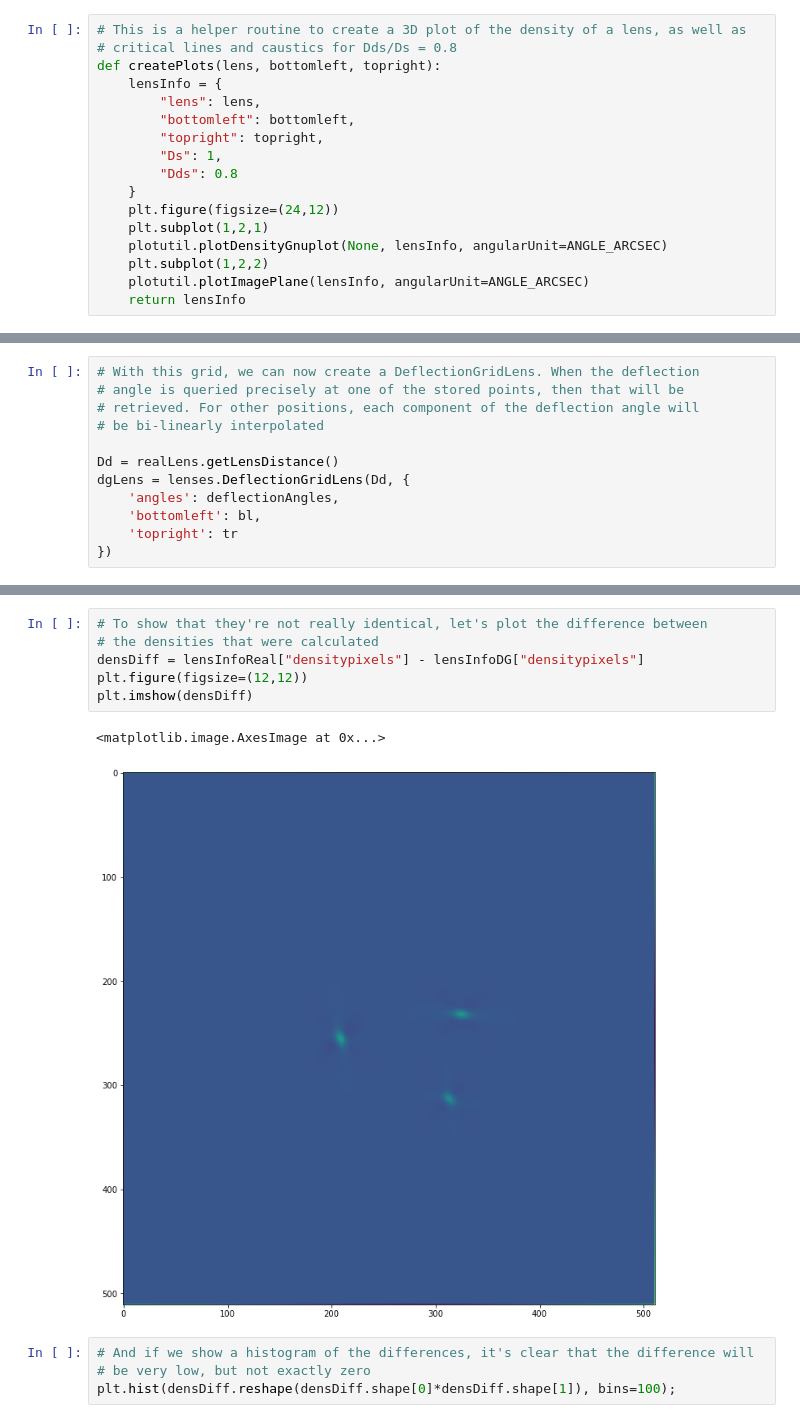
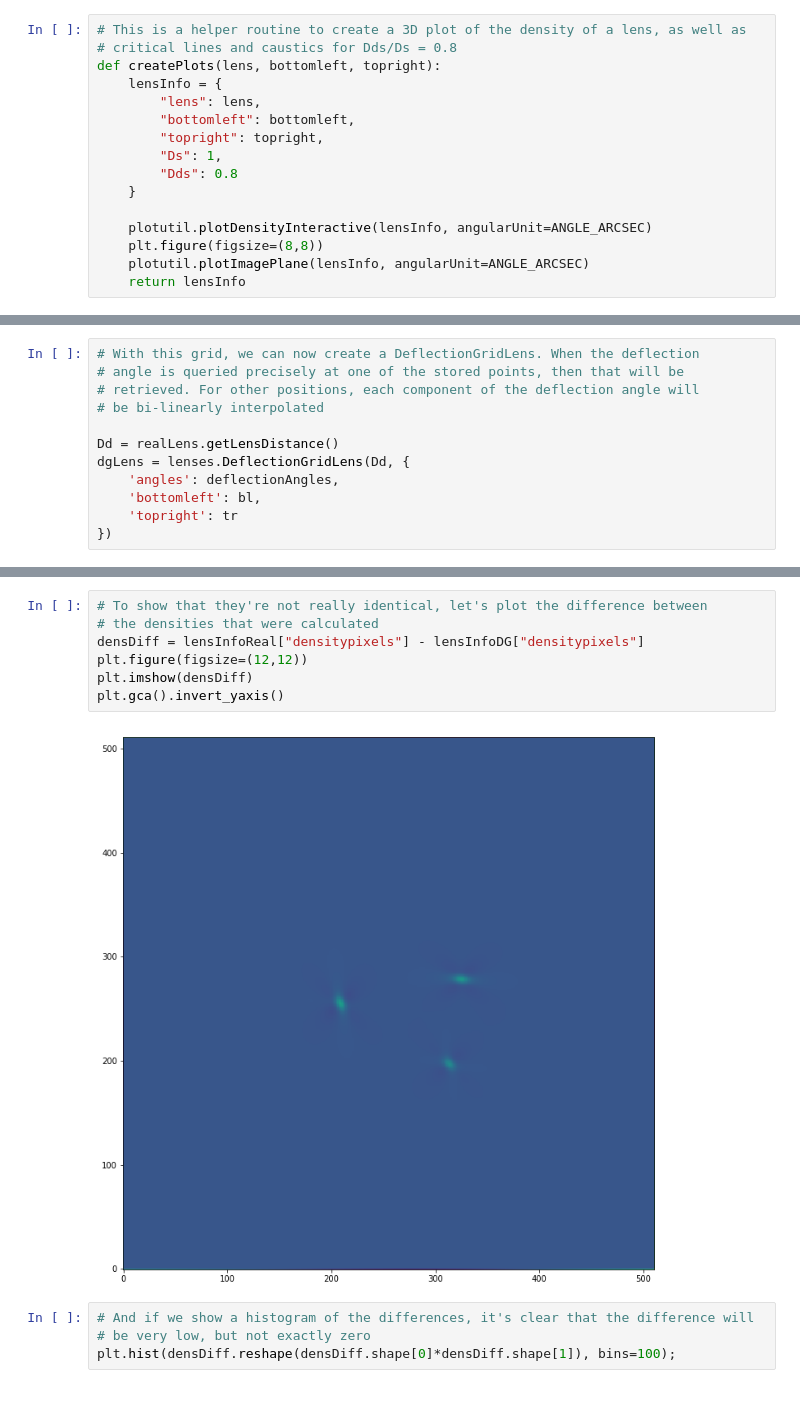
Before and after one commit to j0r1/GRALE2, a Jupyter notebook: pygrale/doc/source/_static/deflectiongridlens.ipynb, the cells around one changed output, grey strips where cells are left out. Saved outputs shown, nothing was run; the diff lists cells and outputs as text.

```diff
--- a/pygrale/doc/source/_static/deflectiongridlens.ipynb
+++ b/pygrale/doc/source/_static/deflectiongridlens.ipynb
@@ -23,10 +23,9 @@ def createPlots(lens, bottomleft, topright):
         "Ds": 1,
         "Dds": 0.8
     }
-    plt.figure(figsize=(24,12))
-    plt.subplot(1,2,1)
-    plotutil.plotDensityGnuplot(None, lensInfo, angularUnit=ANGLE_ARCSEC)
-    plt.subplot(1,2,2)
+
+    plotutil.plotDensityInteractive(lensInfo, angularUnit=ANGLE_ARCSEC)
+    plt.figure(figsize=(8,8))
     plotutil.plotImagePlane(lensInfo, angularUnit=ANGLE_ARCSEC)
     return lensInfo
 # %%
@@ -83,12 +97,12 @@ lensInfoDG = createPlots(dgLens, bl, tr)
 # %%
 # To show that they're not really identical, let's plot the difference between
 # the densities that were calculated
 densDiff = lensInfoReal["densitypixels"] - lensInfoDG["densitypixels"]
 plt.figure(figsize=(12,12))
 plt.imshow(densDiff)
+plt.gca().invert_yaxis()
 # %% [output]
-<matplotlib.image.AxesImage at 0x...>
-[figure, old version]
+[figure, new version]
 # %%
 # And if we show a histogram of the differences, it's clear that the difference will
 # be very low, but not exactly zero
```
Also changed, not shown: parts of 3 cells of this notebook, 6 other files.
